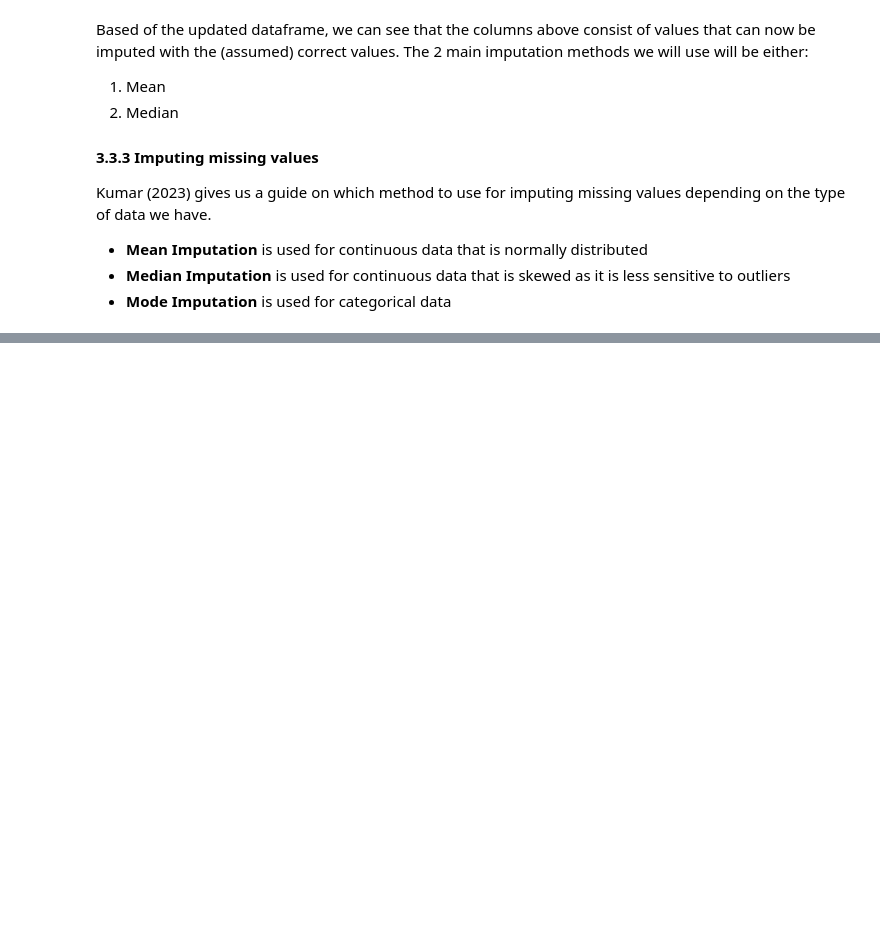
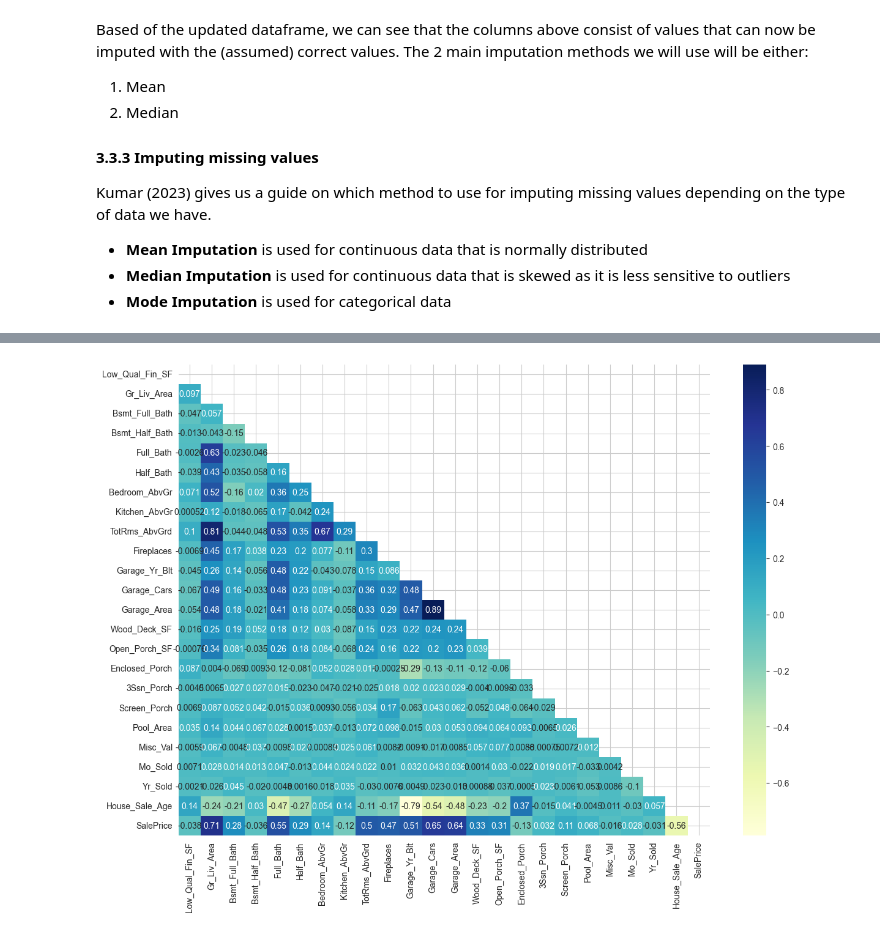
Before and after one commit to rongachoka/House_Prices_Dataset_-coursework-, a Jupyter notebook: index.updated.ipynb, the cells around one changed output, grey strips where cells are left out. Drawn from its saved outputs; the diff is of its cells as text; code cells hidden in the pictures; blank space fills up the shorter version.

```diff
--- a/index.updated.ipynb
+++ b/index.updated.ipynb
@@ -513,0 +649,8 @@ Kumar (2023) gives us a guide on which method to use for imputing missing values
+# %%
+# Checking the remaining numerical columns
+numerical_cols_1 = df_new.select_dtypes(include=["int64","float64"]).iloc[:,15:]
+
+# Add sale price to the dataframe
+numerical_cols_1["SalePrice"] = df_new["SalePrice"]
+
+numerical_cols_1.head()
@@ -513,0 +665,9 @@ Kumar (2023) gives us a guide on which method to use for imputing missing values
+# %%
+# Changing the position of the sale price column
+
+house_price = numerical_cols_1["SalePrice"]
+numerical_cols_1.drop(columns=["SalePrice"], inplace=True)
+
+numerical_cols_1 = pd.concat([numerical_cols_1, house_price], axis=1)
+
+numerical_cols_1.head()
@@ -513,0 +682,12 @@ Kumar (2023) gives us a guide on which method to use for imputing missing values
+# %%
+# Correlation matrix
+corr_matrix = numerical_cols_1.corr()
+
+plt.figure(figsize=(14,10))
+mask = np.triu(np.ones_like(corr_matrix))
+sns.heatmap(corr_matrix,
+            annot=True,
+            mask=mask,
+            cmap="YlGnBu");
+# %% [output]
+[figure, added]
```
Also changed, not shown: parts of 23 cells of this notebook.
